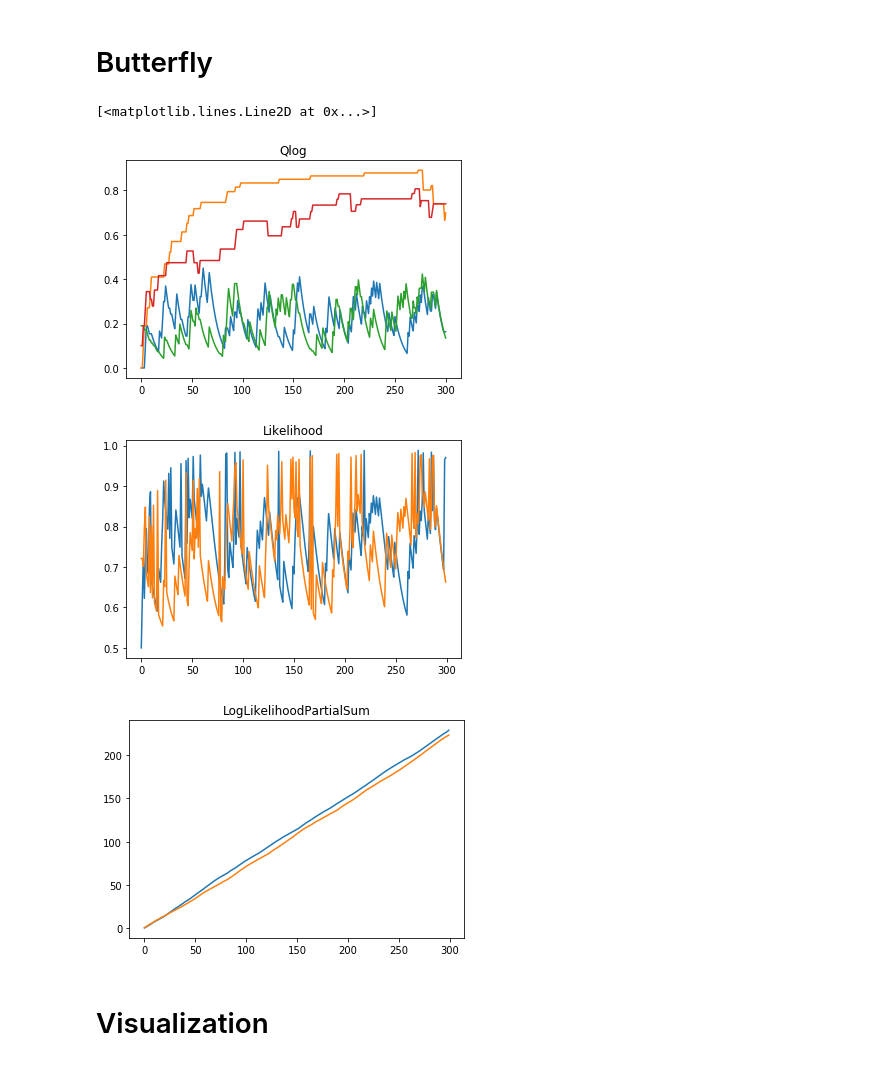
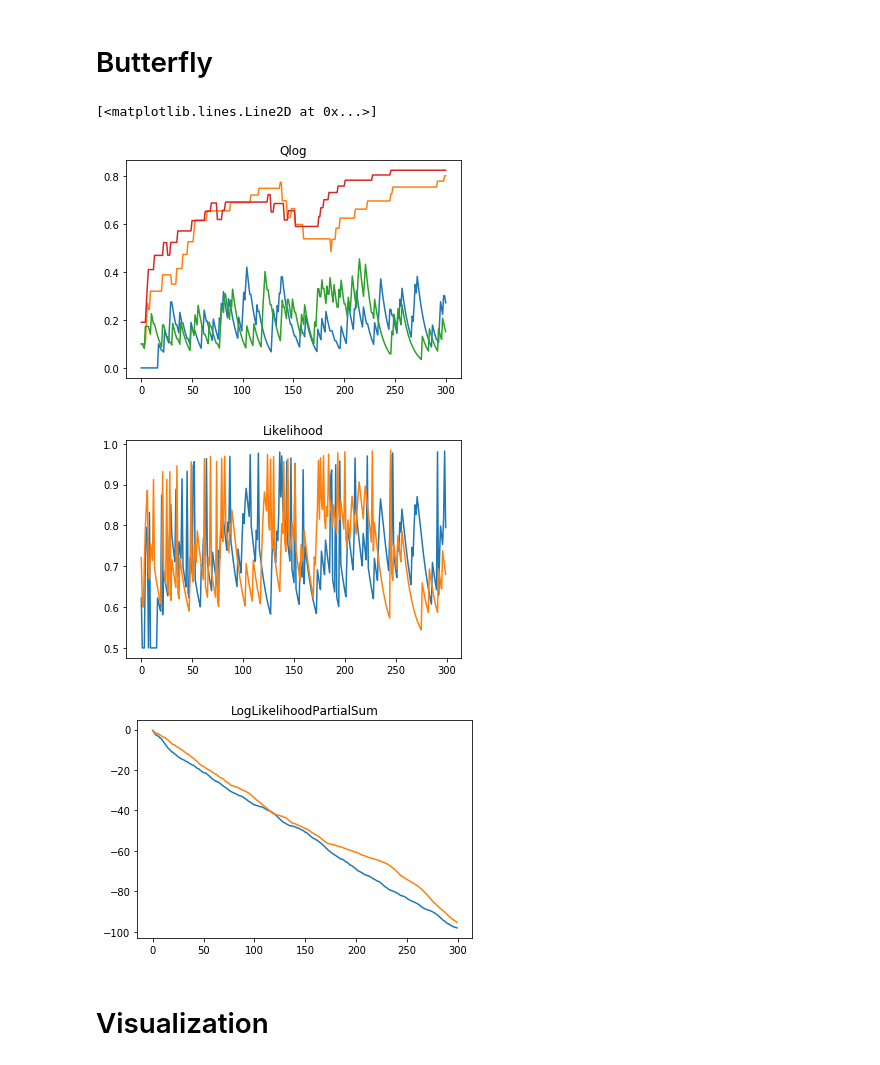
Before and after one commit to Maylibooyah69/RewardReversalPorject, a Jupyter notebook: Data_processing.ipynb, the cells around one changed output. Saved outputs shown, nothing was run; the diff lists cells and outputs as text; code cells hidden in the pictures.

```diff
--- a/Data_processing.ipynb
+++ b/Data_processing.ipynb
@@ -92,7 +92,7 @@ class Rat():
         return self.actions[temp]
     def get_choice(self):
         self.count+=1
-        if np.random.uniform()<1/(1+np.exp(self.beta*(self.Q[0]-self.Q[1]))):
+        if np.random.uniform()<1/(1+np.exp(-self.beta*(self.Q[0]-self.Q[1]))):
             self.choice_Log.append(1)
             return 1
         else:
@@ -151,30 +151,31 @@ plt.legend(('Qdifference','reward'))
 # %%
 from functools import reduce
 env=ToyQ2.toyQ_2choice()
 rat1=Rat(None,alphaG=0.1,alphaL=0.1,beta=5,init_Q=np.array([0.000001,0.00001]),sim=True)
 env,rat1=train_rat(env,rat1,300,sim=True)
 plt.plot(rat1.Qlog)
 env=ToyQ2.toyQ_2choice()
 rat2=Rat(None,0.1,0.1,5,init_Q=np.array([0.1,0.1]),sim=True)
 env,rat2=train_rat(env,rat2,300,sim=True)
 plt.plot(rat2.Qlog)
 plt.title('Qlog')
 plt.figure(2)
 plt.title('Likelihood')
 plt.plot(rat1.lhLog)
 plt.plot(rat2.lhLog)
 plt.figure(3)
 plt.title('LogLikelihoodPartialSum')
-rat1log
-rat1ps=reduce(lambda c, x: c + [c[-1] + x], rat1.lhLog, [0])[1:]
-rat2ps=reduce(lambda c, x: c + [c[-1] + x], rat2.lhLog, [0])[1:]
+rat1log=np.log(rat1.lhLog)
+rat2log=np.log(rat2.lhLog)
+rat1ps=reduce(lambda c, x: c + [c[-1] + x], rat1log, [0])[1:]
+rat2ps=reduce(lambda c, x: c + [c[-1] + x], rat2log, [0])[1:]
 plt.plot(rat1ps)
 plt.plot(rat2ps)
 # %% [output]
 [<matplotlib.lines.Line2D at 0x...>]
-[figure, old version]
+[figure, new version]
-[figure, old version]
+[figure, new version]
-[figure, old version]
+[figure, new version]
 # %% [markdown]
 # Visualization
 # %% [markdown]
```
Also changed, not shown: 32 other files.
